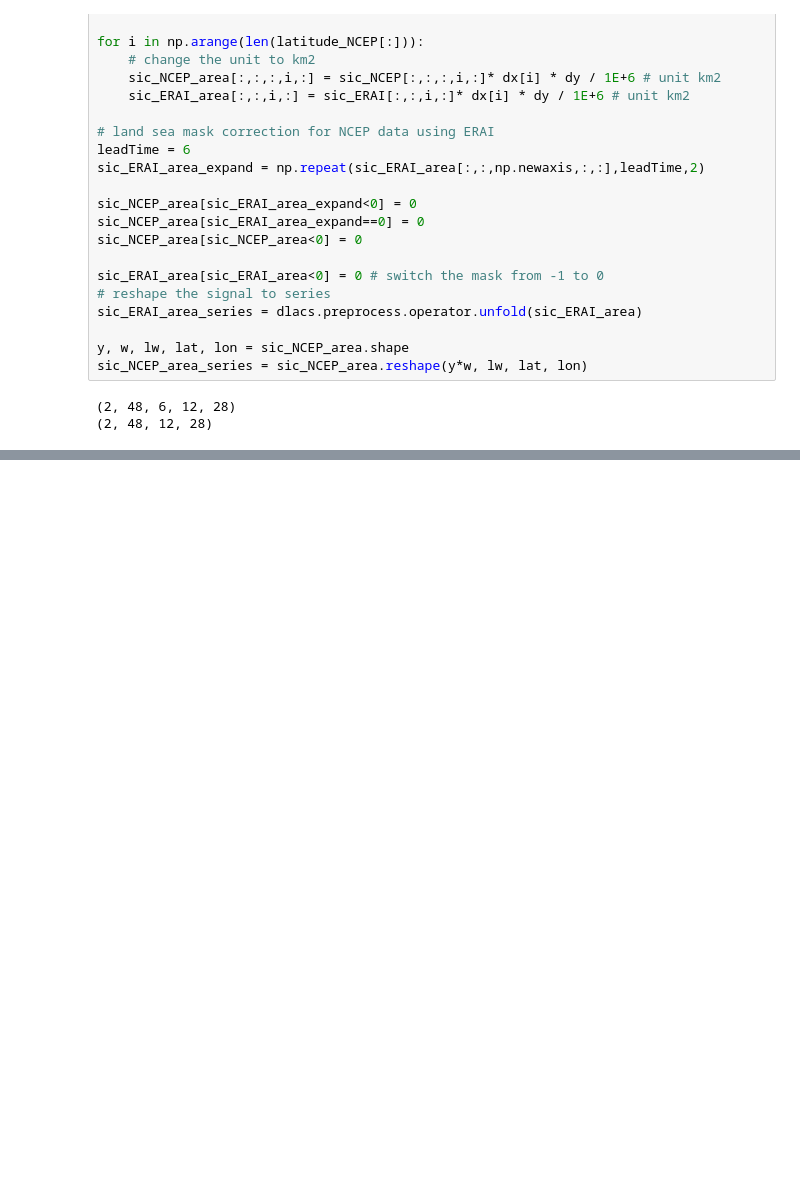
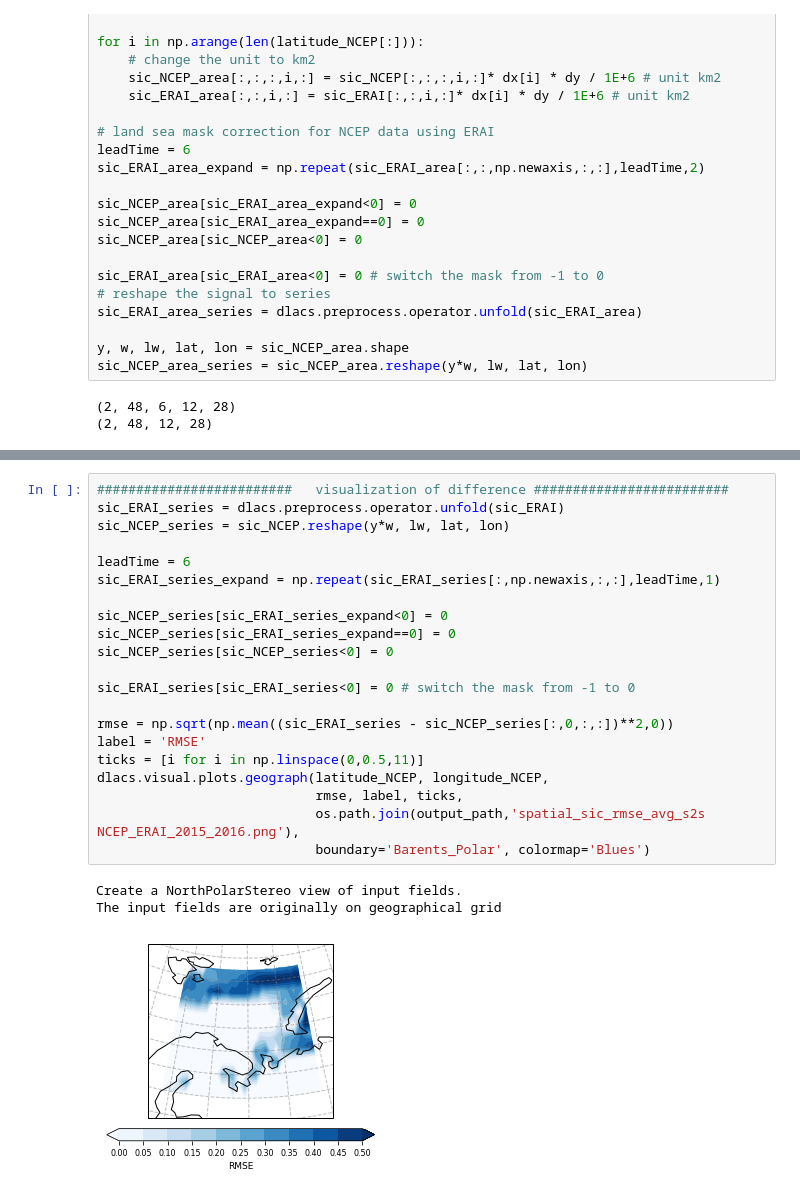
Before and after one commit to geek-yang/DeepArctic, a Jupyter notebook: Map/metric_S2S_NCEP_ERAI_sic_2015_2016.ipynb, the cells around one changed output, grey strips where cells are left out. Saved outputs shown, nothing was run; the diff lists cells and outputs as text; blank space fills up the shorter version.

Commit message:
rmse NCEP sea ice forecast

```diff
--- a/Map/metric_S2S_NCEP_ERAI_sic_2015_2016.ipynb
+++ b/Map/metric_S2S_NCEP_ERAI_sic_2015_2016.ipynb
@@ -300,0 +301,25 @@ The input fields are originally on geographical grid
+# %%
+#########################   visualization of difference #########################
+sic_ERAI_series = dlacs.preprocess.operator.unfold(sic_ERAI)
+sic_NCEP_series = sic_NCEP.reshape(y*w, lw, lat, lon)
+
+leadTime = 6
+sic_ERAI_series_expand = np.repeat(sic_ERAI_series[:,np.newaxis,:,:],leadTime,1)
+
+sic_NCEP_series[sic_ERAI_series_expand<0] = 0
+sic_NCEP_series[sic_ERAI_series_expand==0] = 0
+sic_NCEP_series[sic_NCEP_series<0] = 0
+
+sic_ERAI_series[sic_ERAI_series<0] = 0 # switch the mask from -1 to 0
+
+rmse = np.sqrt(np.mean((sic_ERAI_series - sic_NCEP_series[:,0,:,:])**2,0))
+label = 'RMSE'
+ticks = [i for i in np.linspace(0,0.5,11)]
+dlacs.visual.plots.geograph(latitude_NCEP, longitude_NCEP,
+                            rmse, label, ticks,
+                            os.path.join(output_path,'spatial_sic_rmse_avg_s2s NCEP_ERAI_2015_2016.png'),
+                            boundary='Barents_Polar', colormap='Blues')
+# %% [output]
+Create a NorthPolarStereo view of input fields.
+The input fields are originally on geographical grid
+[figure, added]
```
Also changed, not shown: parts of 3 cells of this notebook, 2 other files.
